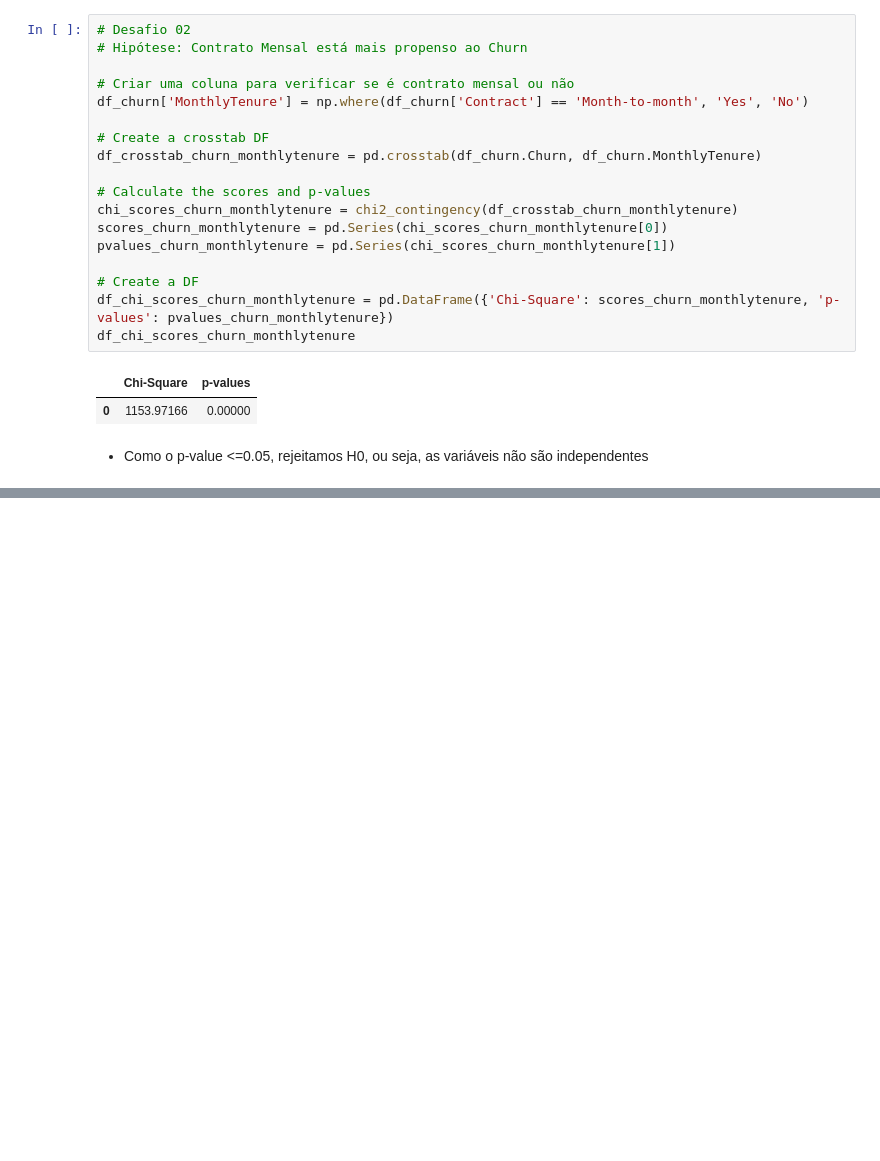
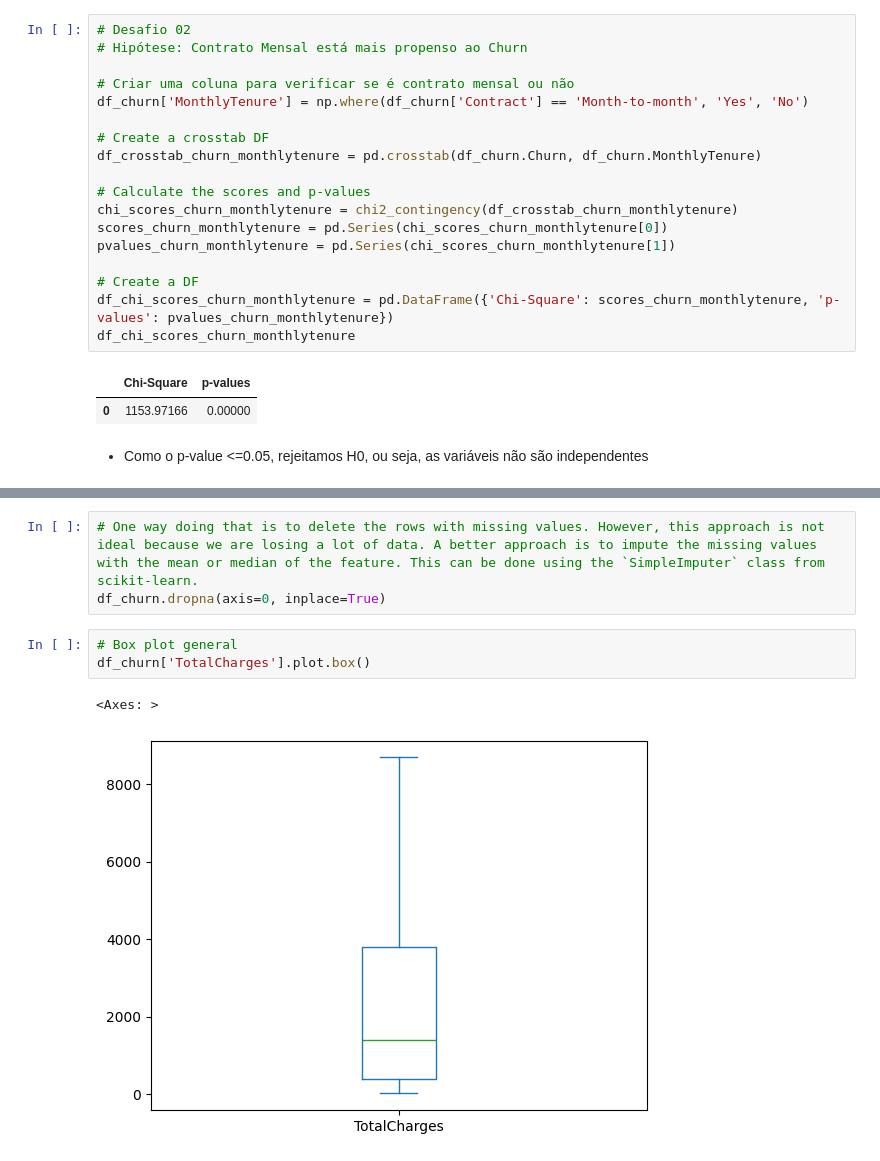
Before and after one commit to rcmonteiro/curso-ia-rocketseat, a Jupyter notebook: eda/eda_churn.ipynb, the cells around one changed output, grey strips where cells are left out. Cells and saved outputs as stored; diff of their text form; blank space fills up the shorter version.

```diff
--- a/eda/eda_churn.ipynb
+++ b/eda/eda_churn.ipynb
@@ -791,0 +815,9 @@ df_chi_scores_churn_monthlytenure
+# %%
+# One way doing that is to delete the rows with missing values. However, this approach is not ideal because we are losing a lot of data. A better approach is to impute the missing values with the mean or median of the feature. This can be done using the `SimpleImputer` class from scikit-learn.
+df_churn.dropna(axis=0, inplace=True)
+# %%
+# Box plot general
+df_churn['TotalCharges'].plot.box()
+# %% [output]
+<Axes: >
+[figure, added]
```
Also changed, not shown: parts of 8 cells of this notebook.
